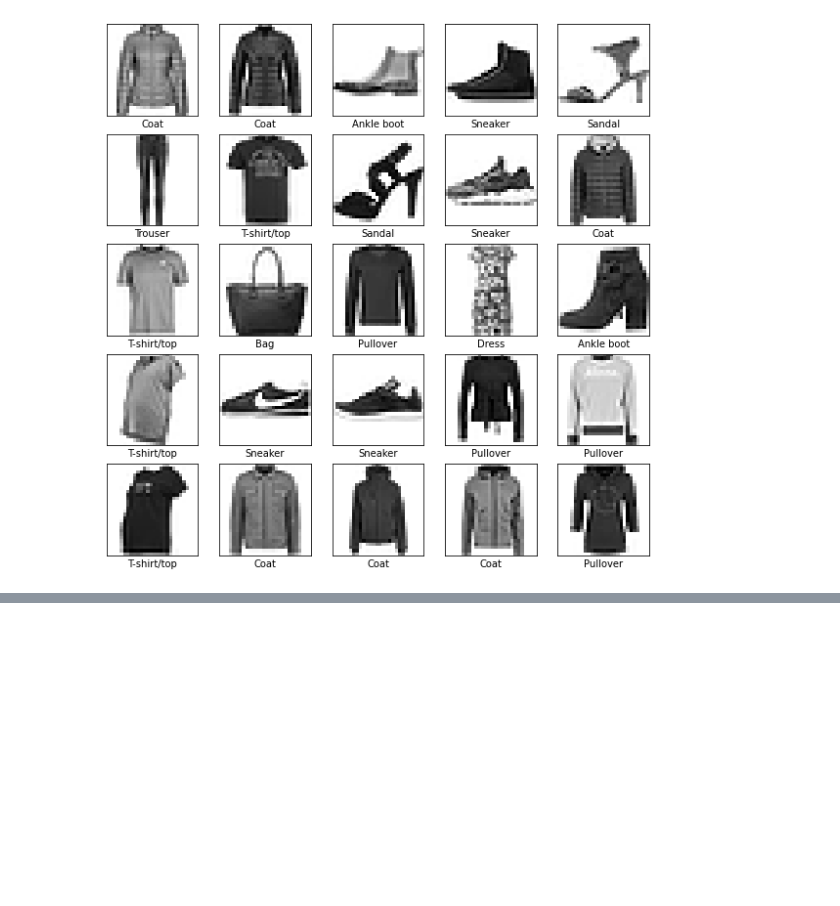
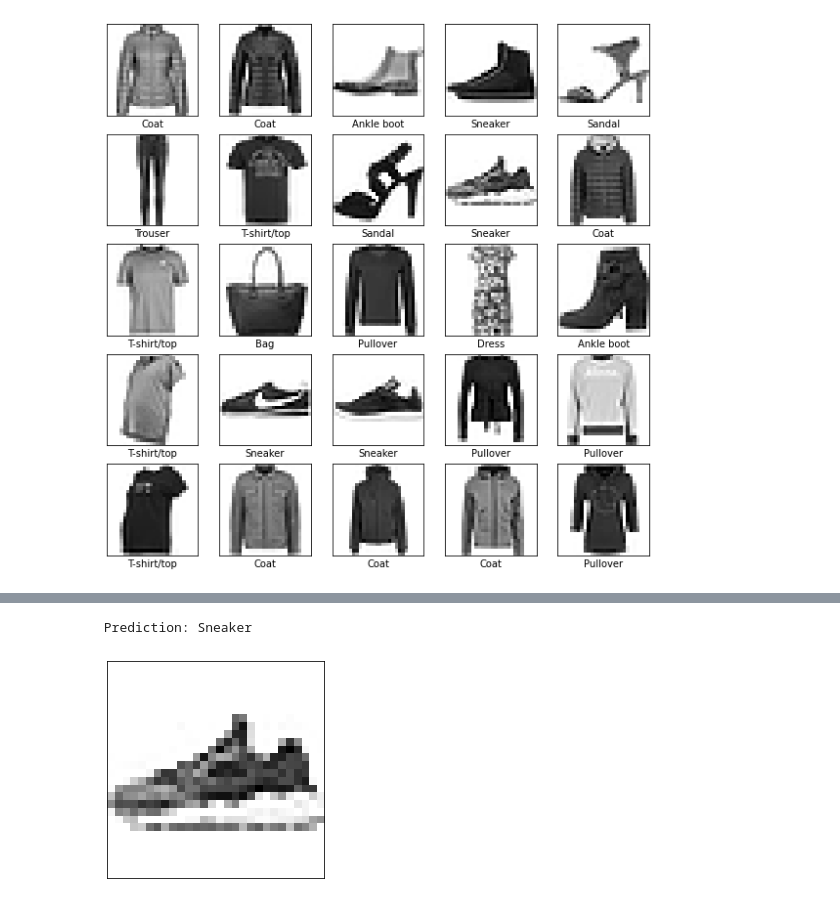
Before and after one commit to iofabela/tf_clothes_sorter, a Jupyter notebook: tf_clothes_sorter.ipynb, the cells around one changed output, grey strips where cells are left out. Drawn from its saved outputs; the diff is of its cells as text; code cells hidden in the pictures; blank space fills up the shorter version.

```diff
--- a/tf_clothes_sorter.ipynb
+++ b/tf_clothes_sorter.ipynb
@@ -99,0 +207,20 @@ plt.show()
+# %%
+# Test a random image
+select = 8
+def print_image(i,images):
+  img = images[i]
+  plt.grid(False)
+  plt.xticks([])
+  plt.yticks([])
+  plt.imshow(img[...,0], cmap=plt.cm.binary)
+
+
+imagen = test_images[select]
+imagen = np.array([imagen])
+prediction = model.predict(imagen)
+
+print_image(select,test_images)
+print("\n Prediction: " + classes_names[np.argmax(prediction[0])])
+# %% [output]
+ Prediction: Sneaker
+[figure, added]
```
Also changed, not shown: parts of 8 cells of this notebook.
